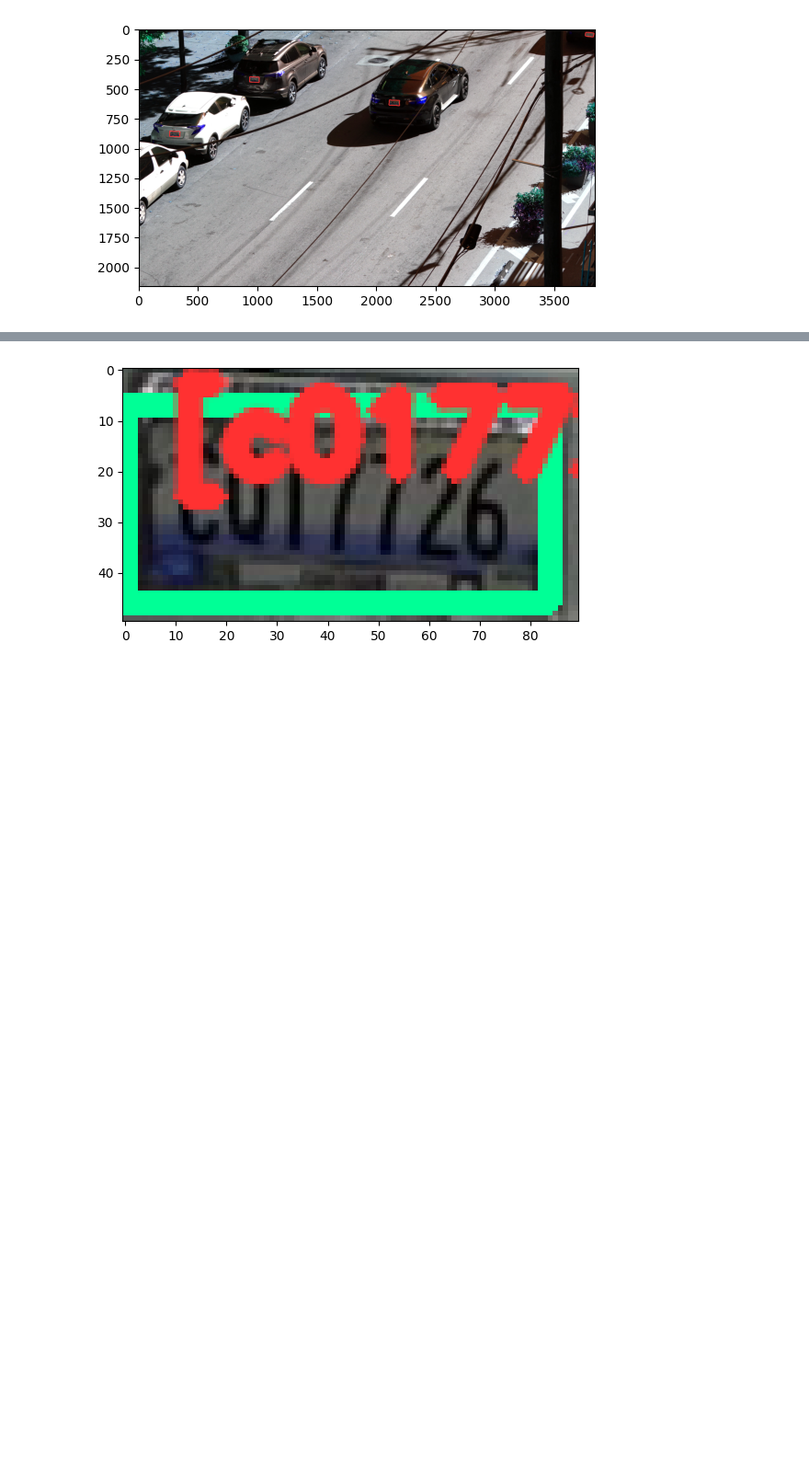
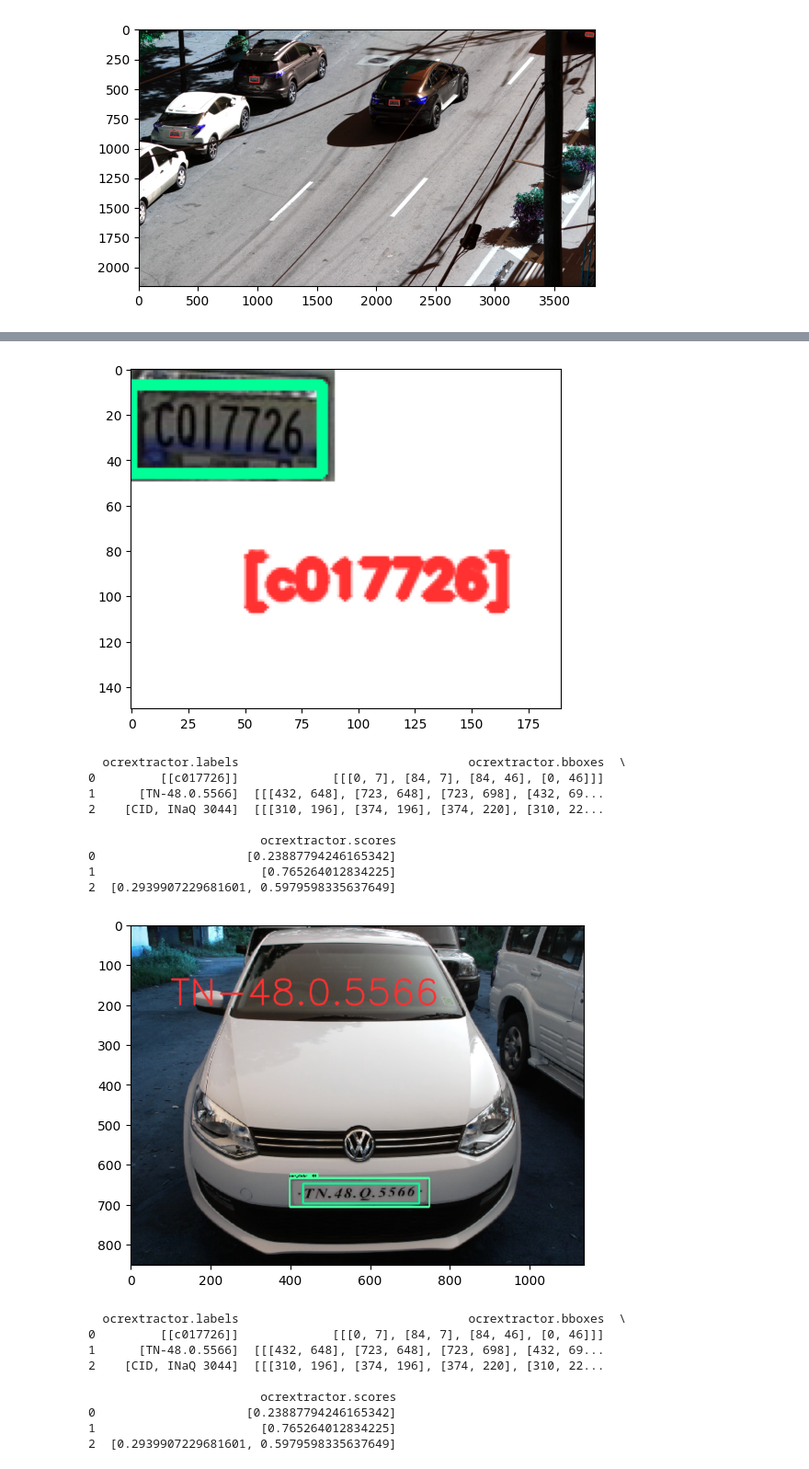
Before and after one commit to georgia-tech-db/license-plate-recognition, a Jupyter notebook: README.ipynb, the cells around one changed output, grey strips where cells are left out. Shown at 92% size. Cells and saved outputs as stored; diff of their text form; code cells hidden in the pictures; blank space fills up the shorter version.

```diff
--- a/README.ipynb
+++ b/README.ipynb
@@ -241,13 +250,16 @@ import cv2
 from pprint import pprint
 from matplotlib import pyplot as plt
 
-def annotate_image_ocr(detections, input_image_path, output_image_path):
+def annotate_image_ocr(detections, input_image_path, frame_id):
     color1=(0, 255, 150)
     color2=(255, 49, 49)
+    white=(255, 255, 255)
     thickness=4
 
-    frame_id = 0
     frame = cv2.imread(input_image_path)
+
+    if frame_id == 0:
+        frame= cv2.copyMakeBorder(frame, 0, 100, 0, 100, cv2.BORDER_CONSTANT,value=white)
 
     print(detections)
     plate_id = 0
@@ -263,10 +275,18 @@ def annotate_image_ocr(detections, input_image_path, output_image_path):
             # object bbox
             cv2.rectangle(frame, (x1, y1), (x2, y2), color1, thickness)
             # object label
-            cv2.putText(frame, label, (10, 20), cv2.FONT_HERSHEY_SIMPLEX, 0.7, color2, thickness, cv2.LINE_AA)
+
+            # Only license plate
+            if frame_id == 0:
+                cv2.putText(frame, label, (50, 100), cv2.FONT_HERSHEY_SIMPLEX, 0.7, color2, thickness, cv2.LINE_AA)
+            # Full image
+            else:
+                cv2.putText(frame, label, (100, 200), cv2.FONT_HERSHEY_SIMPLEX, 3, color2, thickness, cv2.LINE_AA)
 
             # Show every  frame
             plt.imshow(frame)
             plt.show()
 
-            cv2.imwrite(output_image_path, frame)
+            output_path = input_path.rstrip(".png") + "_output.png"
+
+            cv2.imwrite(output_path, frame)
@@ -277,4 +293,6 @@ output_path = 'frame0_plate0_output.png'
 # %%
 dataframe = response.batch.frames
-annotate_image_ocr(dataframe, input_path, output_path)
+annotate_image_ocr(dataframe, 'frame0_plate0.png', frame_id = 0)
+annotate_image_ocr(dataframe, 'test_image_1.png', frame_id = 1)
+annotate_image_ocr(dataframe, 'test_image_2.png', frame_id = 2)
 # %% [output]
@@ -286 +308,20 @@ annotate_image_ocr(dataframe, input_path, output_path)
-[figure, old version]
+[figure, new version]
+  ocrextractor.labels                                ocrextractor.bboxes  \
+0         [[c017726]]             [[[0, 7], [84, 7], [84, 46], [0, 46]]]
+1      [TN-48.0.5566]  [[[432, 648], [723, 648], [723, 698], [432, 69...
+2    [CID, INaQ 3044]  [[[310, 196], [374, 196], [374, 220], [310, 22...
+
+                        ocrextractor.scores
+0                     [0.23887794246165342]
+1                       [0.765264012834225]
+2  [0.2939907229681601, 0.5979598335637649]
+[figure, added]
+  ocrextractor.labels                                ocrextractor.bboxes  \
+0         [[c017726]]             [[[0, 7], [84, 7], [84, 46], [0, 46]]]
+1      [TN-48.0.5566]  [[[432, 648], [723, 648], [723, 698], [432, 69...
+2    [CID, INaQ 3044]  [[[310, 196], [374, 196], [374, 220], [310, 22...
+
+                        ocrextractor.scores
+0                     [0.23887794246165342]
+1                       [0.765264012834225]
+2  [0.2939907229681601, 0.5979598335637649]
```
Also changed, not shown: parts of 9 cells of this notebook, 7 other files.
